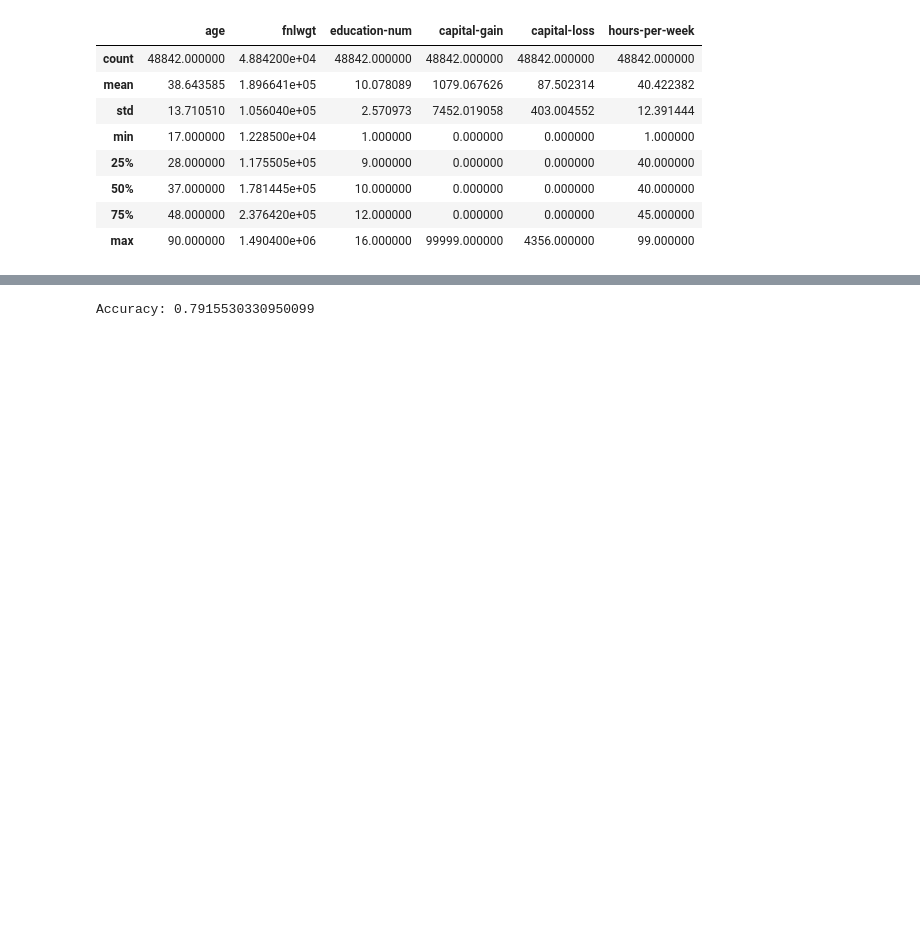
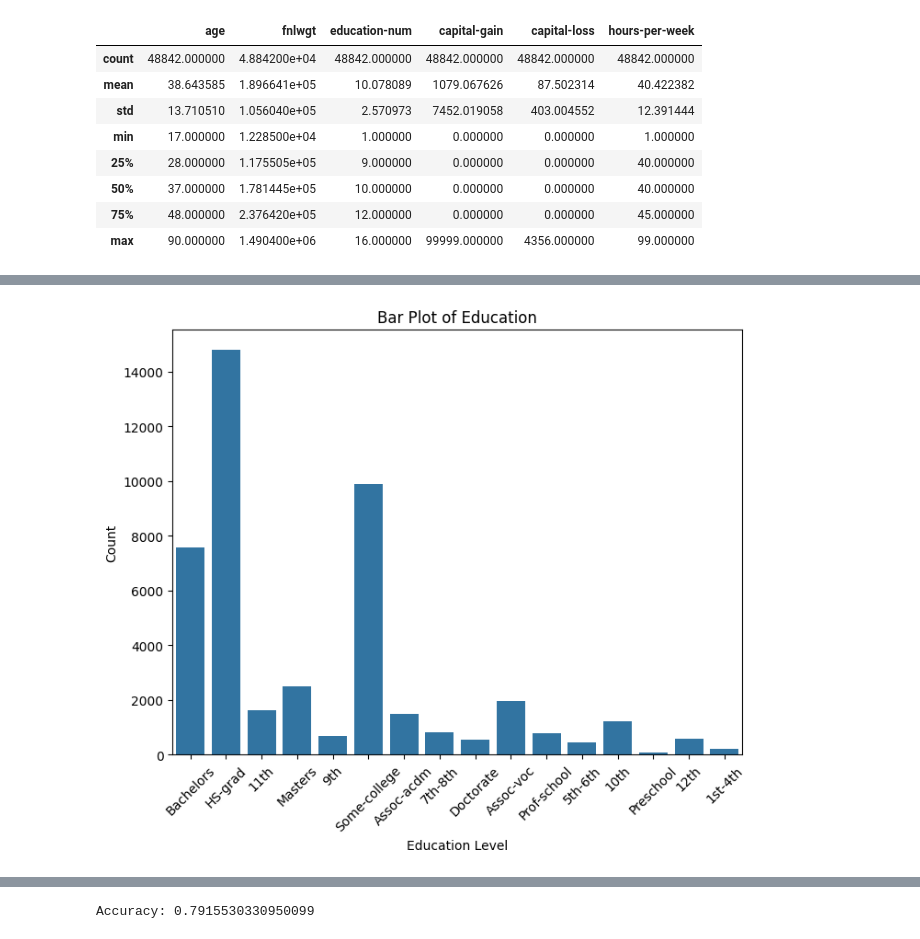
Before and after one commit to muhammadhrahmy/CM2604-CW, a Jupyter notebook: CM2604_CW.ipynb, the cells around one changed output, grey strips where cells are left out. Drawn from its saved outputs; the diff is of its cells as text; code cells hidden in the pictures; blank space fills up the shorter version.

```diff
--- a/CM2604_CW.ipynb
+++ b/CM2604_CW.ipynb
@@ -136,0 +106,11 @@ plot_boxplots(df)
+# %%
+# Plot a bar chart for education
+plt.figure(figsize=(8, 6))
+sns.countplot(data=df, x='education')
+plt.title('Bar Plot of Education')
+plt.xlabel('Education Level')
+plt.ylabel('Count')
+plt.xticks(rotation=45)
+plt.show()
+# %% [output]
+[figure, added]
```
Also changed, not shown: parts of 18 cells of this notebook.
